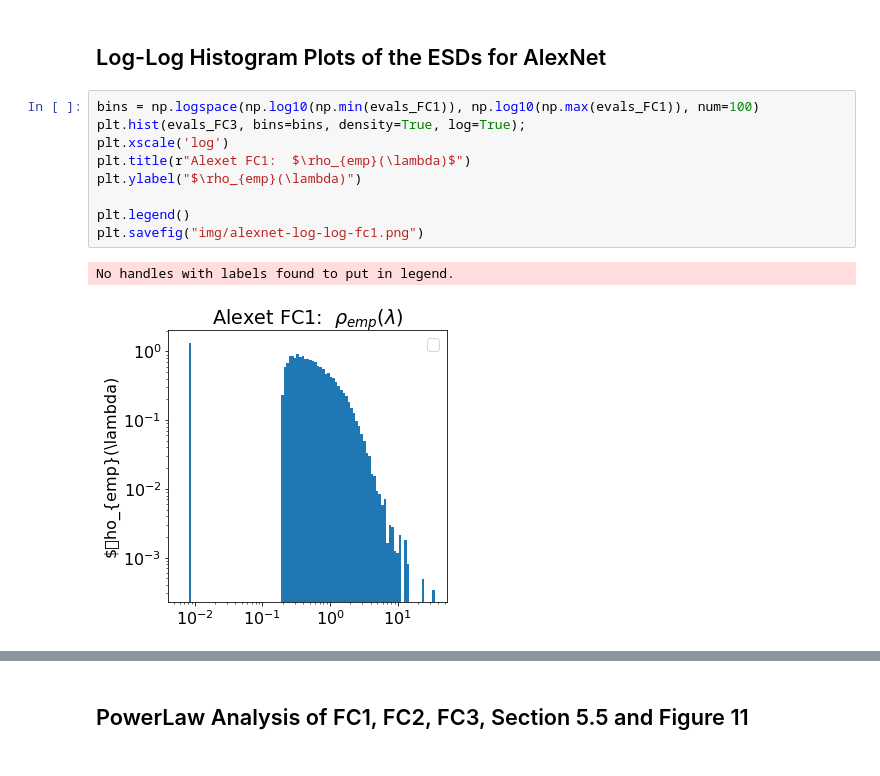
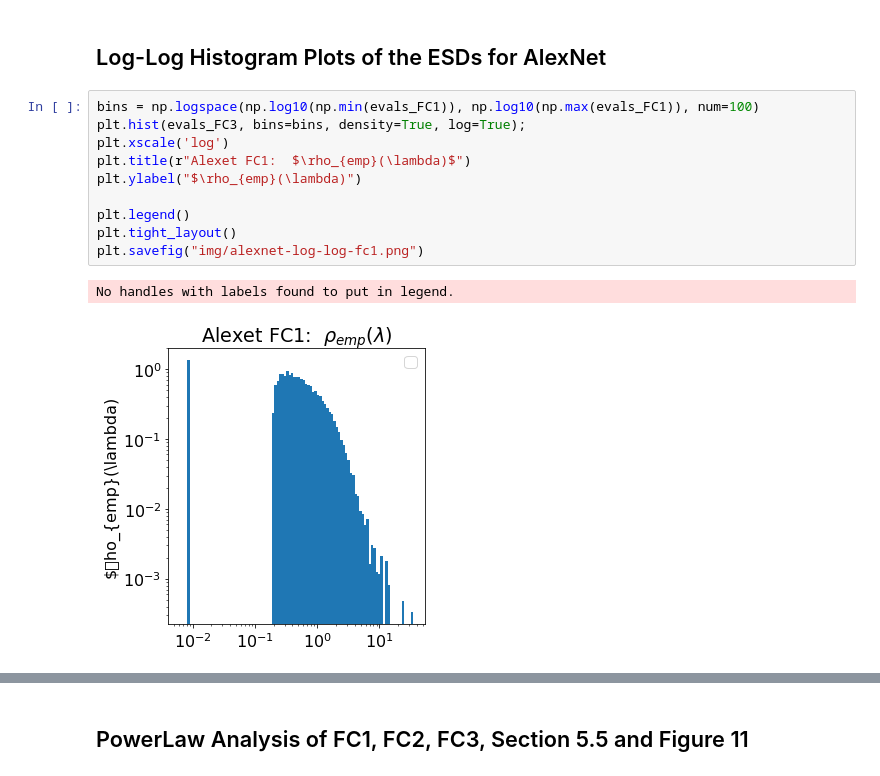
Before and after one commit to CalculatedContent/ImplicitSelfRegularization, a Jupyter notebook: AlexNet-pytorch.ipynb, the cells around one changed output, grey strips where cells are left out. Drawn from its saved outputs; the diff is of its cells as text.

```diff
--- a/AlexNet-pytorch.ipynb
+++ b/AlexNet-pytorch.ipynb
@@ -220,15 +228,16 @@ plt.savefig("img/alexnet-fc3.png")
 # %%
 bins = np.logspace(np.log10(np.min(evals_FC1)), np.log10(np.max(evals_FC1)), num=100)
 plt.hist(evals_FC3, bins=bins, density=True, log=True);
 plt.xscale('log')
 plt.title(r"Alexet FC1:  $\rho_{emp}(\lambda)$")
 plt.ylabel("$\rho_{emp}(\lambda)")
 
 plt.legend()
+plt.tight_layout()
 plt.savefig("img/alexnet-log-log-fc1.png")
 # %% [output]
 No handles with labels found to put in legend.
-[figure, old version]
+[figure, new version]
 # %%
 bins = np.logspace(np.log10(np.min(evals_FC2)), np.log10(np.max(evals_FC2)), num=100)
 plt.hist(evals_FC2, bins=bins, density=True, log=True);
```
Also changed, not shown: parts of 14 cells of this notebook, 32 other files.
